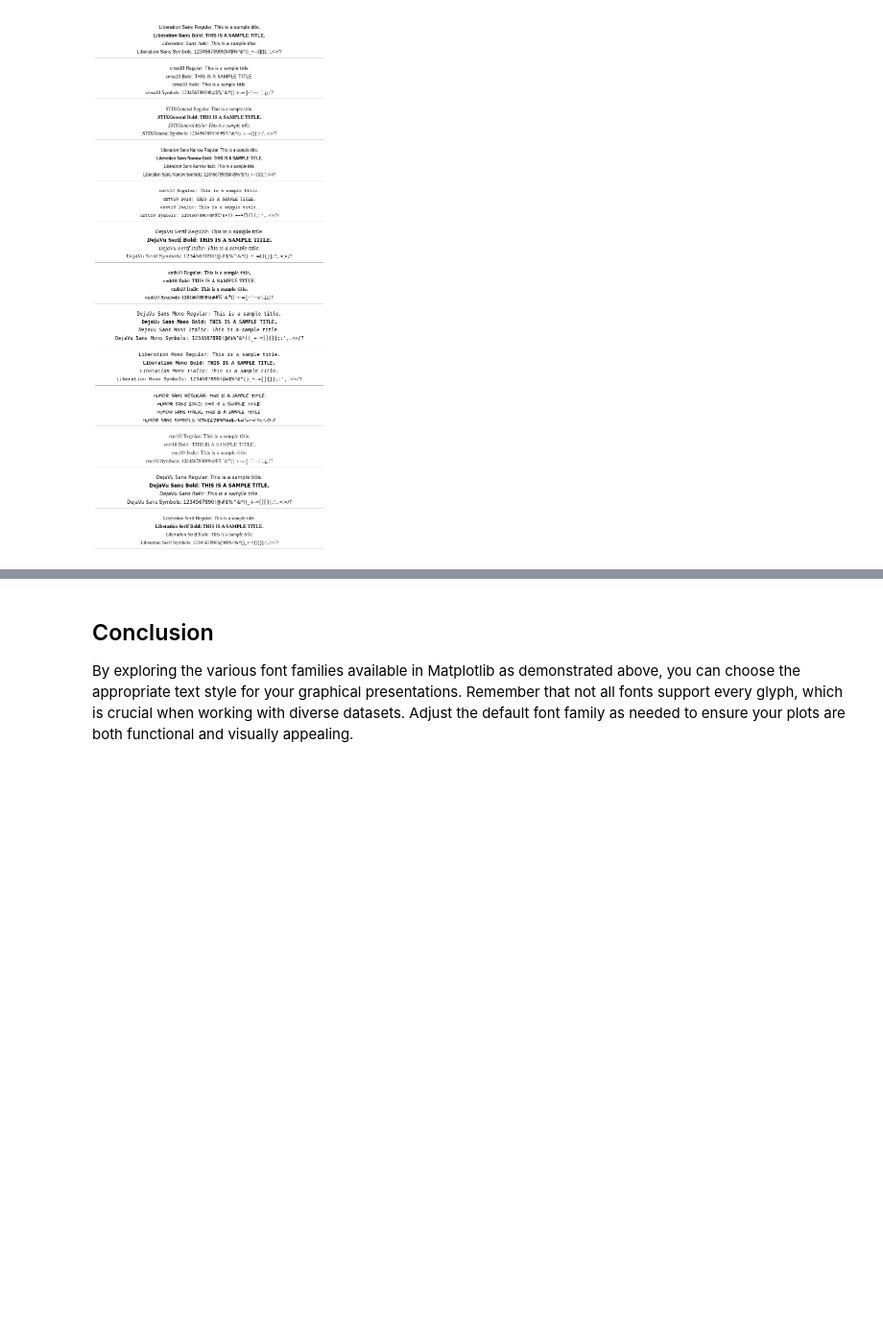
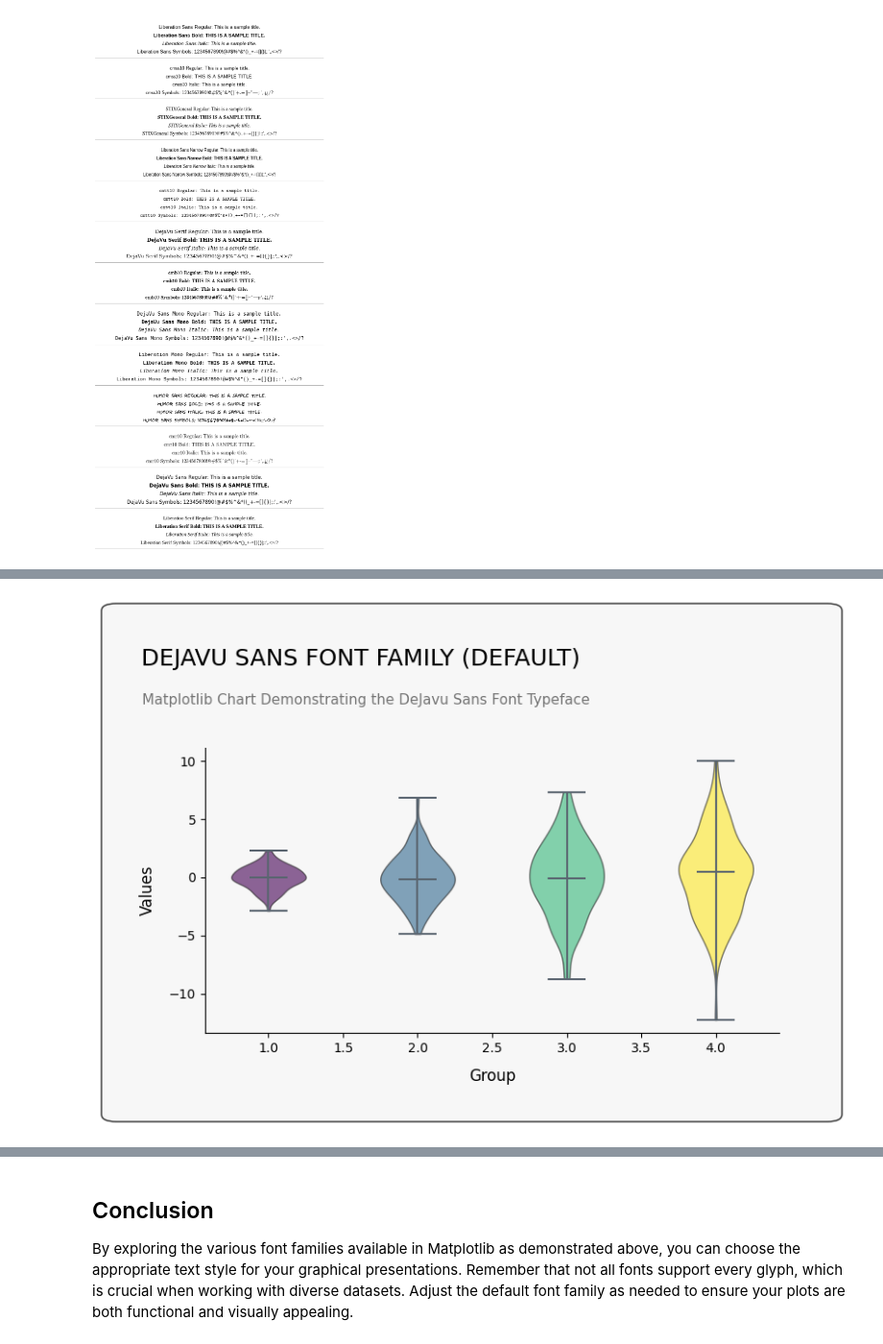
Before and after one commit to carogaltier/matplotlib-fonts, a Jupyter notebook: matplotlib_font_families_tutorial.ipynb, the cells around one changed output, grey strips where cells are left out. Shown at 96% size. Drawn from its saved outputs; the diff is of its cells as text; code cells hidden in the pictures; blank space fills up the shorter version.

```diff
--- a/matplotlib_font_families_tutorial.ipynb
+++ b/matplotlib_font_families_tutorial.ipynb
@@ -181,3 +182,0 @@ In the code below, we demonstrate how to set the default font family to a list o
-# %%
-# Example of changing the default font family for future plots
-plt.rcParams['font.family'] = ['Liberation Sans', 'DejaVu Sans']
@@ -183,0 +189,54 @@ plt.rcParams['font.family'] = ['Liberation Sans', 'DejaVu Sans']
+# %%
+# Set the random seed for reproducibility
+np.random.seed(40)
+
+# Generate random data
+data = [np.random.normal(0, std, 100) for std in range(1, 5)]
+
+# Create figure and axis
+fig, ax = plt.subplots(figsize=(8, 4))
+
+ax.set_facecolor('#f7f7f7')  # Set the background color of the axes
+
+# Adding a custom rectangle with rounded corners (border radius) around the figure
+border_radius = 0.02
+
+rect = patches.FancyBboxPatch((-0.015, -0.13), 1, 1.4,
+                         transform=fig.transFigure, facecolor="#f7f7f7", edgecolor='#222',
+                         linewidth=1, clip_on=False, zorder=-3, linestyle='-', boxstyle=f"round,pad=0,rounding_size={border_radius}")
+fig.patches.extend([rect])
+
+# Set the title and subtitle
+fig.suptitle('DEJAVU SANS FONT FAMILY (DEFAULT)', fontsize=18, x=0.335, y=1.15, ha="center")
+ax.set_title('Matplotlib Chart Demonstrating the DeJavu Sans Font Typeface',
+             fontsize=11, color='#757575', x=0.28, y=1.125, ha="center")
+
+# Create the violin plot
+parts = plt.violinplot(data, showmeans=False, showmedians=True)
+
+# Use the same color scale 'viridis' for the violins
+colors = plt.cm.viridis(np.linspace(0, 1, len(data)))
+for i, pc in enumerate(parts['bodies']):
+    pc.set_facecolor(colors[i])
+    pc.set_edgecolor('#222')
+    pc.set_alpha(0.6)
+
+# Make whiskers (the lines extending from the violins) and median black
+for partname in ('cbars', 'cmins', 'cmaxes', 'cmedians'):
+    vp = parts[partname]
+    vp.set_edgecolor('#5a6570')  # Set the color to black
+    vp.set_linewidth(1.5)  # Adjust line width if needed
+
+plt.xlabel("Group", fontsize=12, labelpad=10)
+plt.ylabel("Values", fontsize=12, labelpad=10)
+plt.grid(False)
+
+# Remove the top and right spines (axes lines)
+ax = plt.gca()
+ax.spines['top'].set_visible(False)
+ax.spines['right'].set_visible(False)
+
+# Show the plot
+plt.show()
+# %% [output]
+[figure, added]
```
Also changed, not shown: parts of 11 cells of this notebook.
